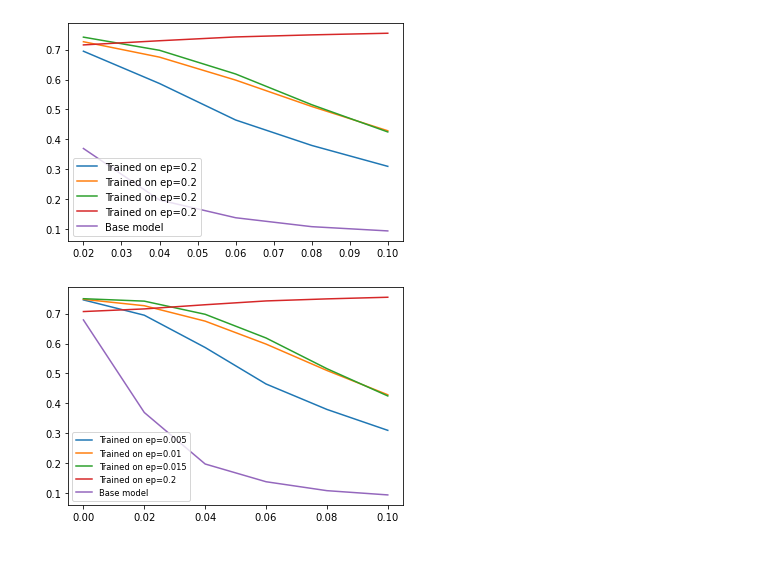
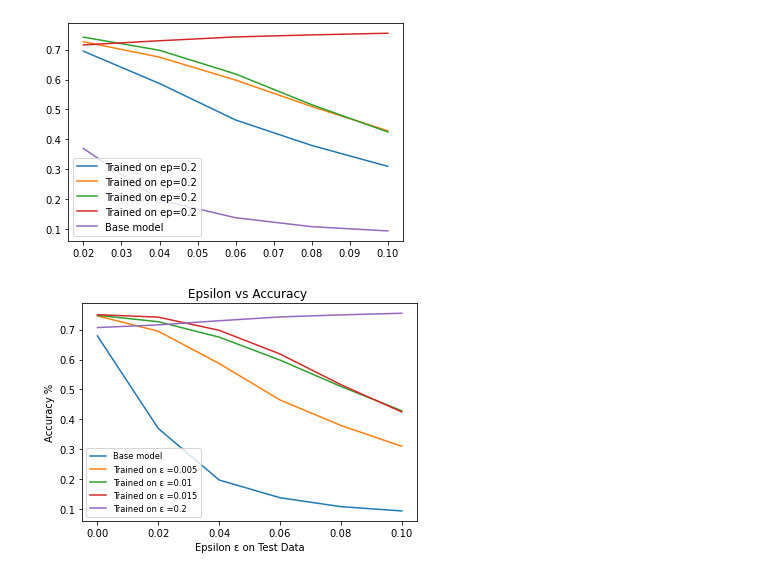
Before and after one commit to bliutech/adversarial-networks, a Jupyter notebook: new main cnn.ipynb, the cells around one changed output. Saved outputs shown, nothing was run; the diff lists cells and outputs as text; code cells hidden in the pictures.

Commit message:
small tweaks on graph names

```diff
--- a/new main cnn.ipynb
+++ b/new main cnn.ipynb
@@ -391,12 +391,15 @@ Loss: 6.3698, Accuracy: 0.0938
 # %%
 moo = [[0.746,0.69476515, 0.58678347, 0.4647691, 0.37967753, 0.30971336],
        [ 0.748, 0.72651273, 0.6749602, 0.5982285, 0.50995225, 0.42874205],
        [0.75, 0.7418392, 0.69785035, 0.6186306, 0.51592356, 0.42476115],
        [0.707, 0.7158638, 0.72979695, 0.7425358, 0.7494029, 0.7548766]]
+plt.plot([0]+additional_epsilons, [0.679]+a, "-",label="Base model")
 for e, acc in zip(EPSILONS, moo):
-    plt.plot([0]+additional_epsilons, acc, "-",label="Trained on ep="+str(e))
-plt.plot([0]+additional_epsilons, [0.679]+a, "-",label="Base model")
+    plt.plot([0]+additional_epsilons, acc, "-",label="Trained on \u03B5 ="+str(e))
+plt.title("Epsilon vs Accuracy ")
+plt.xlabel("Epsilon \u03B5 on Test Data")
+plt.ylabel("Accuracy %")
 plt.legend(loc="lower left", fontsize='small')
 plt.show()
 # %% [output]
-[figure, old version]
+[figure, new version]
```
